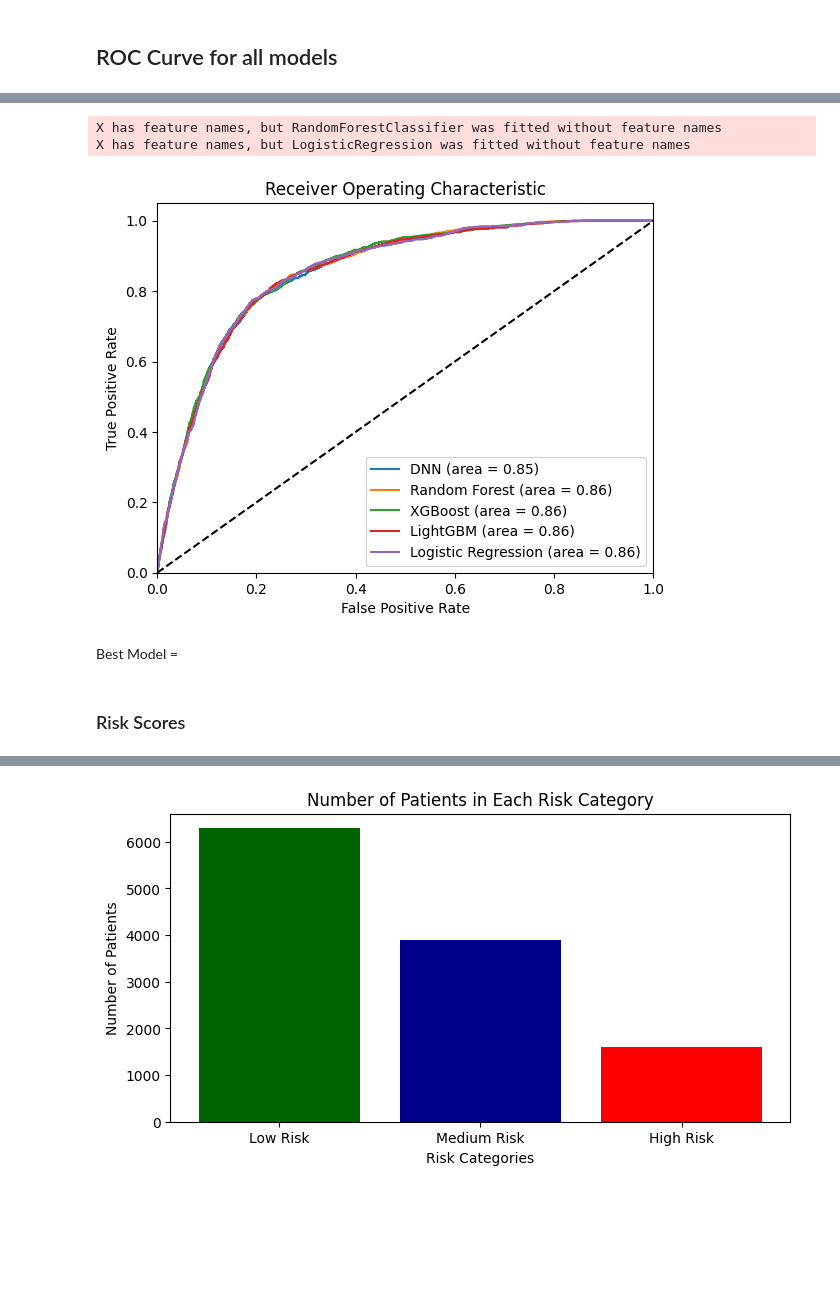
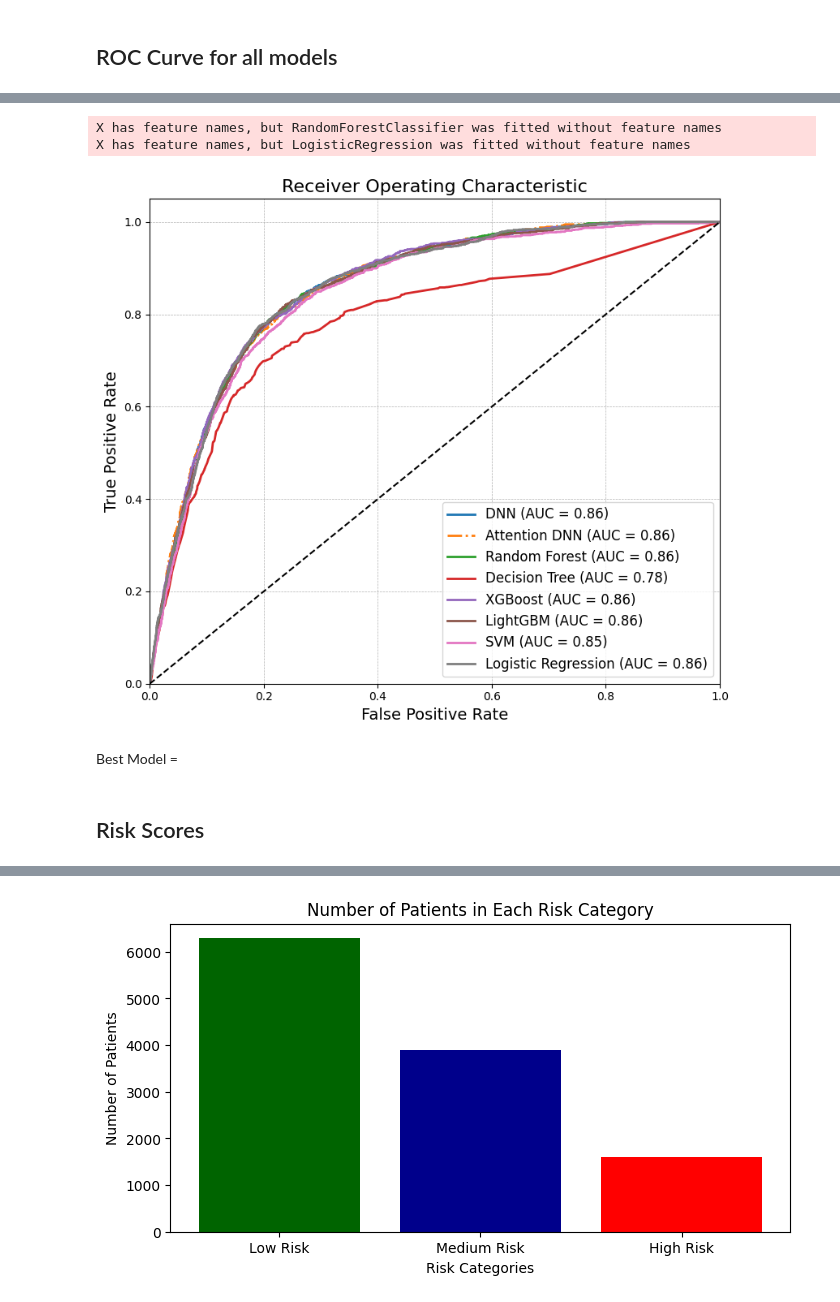
Before and after one commit to jiaminho/RPH-HAC-Prediction, a Jupyter notebook: HAC_Model.ipynb, the cells around one changed output, grey strips where cells are left out. Drawn from its saved outputs; the diff is of its cells as text; code cells hidden in the pictures; blank space fills up the shorter version.

Commit message:
Added Decision Tree and SVM

```diff
--- a/HAC_Model.ipynb
+++ b/HAC_Model.ipynb
@@ -1607,0 +1037,20 @@ plot_confusion_matrix(y_test, lgb_predictions.round(), title='LightGBM: Confusio
+# %%
+from sklearn.svm import SVC
+from sklearn.metrics import classification_report, balanced_accuracy_score
+
+# Initialize the SVM classifier
+# Note: SVMs can be sensitive to the choice of the kernel and other parameters.
+# I'm using the RBF kernel as a starting point, but you might want to adjust this and other parameters.
+svm = SVC(kernel='rbf', class_weight='balanced', random_state=42)
+svm.fit(X_train_scaled, y_train)
+
+# Predictions
+svm_y_pred = svm.predict(X_test_scaled)
+svm_y_train_pred = svm.predict(X_train_scaled)
+
+# Print classification report
+print(classification_report(y_test, svm_y_pred))
+
+# Calculate balanced accuracy
+print(f"{balanced_accuracy_score(y_test, svm_y_pred.round()) * 100:.2f}% - Balanced accuracy Test")
+print(f"{balanced_accuracy_score(y_train, svm_y_train_pred.round()) * 100:.2f}% - Balanced accuracy Train")
@@ -1776,6 +1208,11 @@ roc_auc_dnn = auc(fpr_dnn, tpr_dnn)
 y_pred_attention = model_attention.predict(X_test_scaled).ravel()
 fpr_attention, tpr_attention, thresholds_attention = roc_curve(y_test, y_pred_attention)
 roc_auc_attention = auc(fpr_attention, tpr_attention)
+
+# For Decision Trees
+y_pred_dt = dt.predict_proba(X_test_scaled)[:, 1]
+fpr_dt, tpr_dt, thresholds_dt = roc_curve(y_test, y_pred_dt)
+roc_auc_dt = auc(fpr_dt, tpr_dt)
 
 # For Random Forest
 y_pred_rf = rf.predict_proba(X_test_scaled)[:, 1]
@@ -1792,27 +1229,44 @@ y_pred_lgb = lgb_best.predict_proba(X_test_scaled)[:, 1]
 fpr_lgb, tpr_lgb, thresholds_lgb = roc_curve(y_test, y_pred_lgb)
 roc_auc_lgb = auc(fpr_lgb, tpr_lgb)
 
+# For SVM
+y_pred_svm = svm.decision_function(X_test_scaled)
+fpr_svm, tpr_svm, thresholds_svm = roc_curve(y_test, y_pred_svm)
+roc_auc_svm = auc(fpr_svm, tpr_svm)
+
 # For Logistic Regression
 y_pred_logistic = logistic_model.predict_proba(X_test_scaled)[:, 1]
 fpr_logistic, tpr_logistic, thresholds_logistic = roc_curve(y_test, y_pred_logistic)
 roc_auc_logistic = auc(fpr_logistic, tpr_logistic)
 
 # Plotting
-plt.figure()
-plt.plot(fpr_dnn, tpr_dnn, label=f'DNN (area = {roc_auc_dnn:.2f})')
-plt.plot(fpr_attention, tpr_attention, label=f'DNN (area = {roc_auc_attention:.2f})')
-plt.plot(fpr_rf, tpr_rf, label=f'Random Forest (area = {roc_auc_rf:.2f})')
-plt.plot(fpr_xgb, tpr_xgb, label=f'XGBoost (area = {roc_auc_xgb:.2f})')
-plt.plot(fpr_lgb, tpr_lgb, label=f'LightGBM (area = {roc_auc_lgb:.2f})')
-plt.plot(fpr_logistic, tpr_logistic, label=f'Logistic Regression (area = {roc_auc_logistic:.2f})')
+plt.figure(figsize=(8, 7))  # Increase the figure size for better visibility
 
-plt.plot([0, 1], [0, 1], 'k--')
+# Increase line width for better visibility and label them appropriately
+plt.plot(fpr_dnn, tpr_dnn, label=f'DNN (AUC = {roc_auc_dnn:.2f})', linewidth=2)
+plt.plot(fpr_attention, tpr_attention, label=f'Attention DNN (AUC = {roc_auc_attention:.2f})', linewidth=2, linestyle='-.')  # Changed linestyle for differentiation
+plt.plot(fpr_rf, tpr_rf, label=f'Random Forest (AUC = {roc_auc_rf:.2f})', linewidth=2)
+plt.plot(fpr_dt, tpr_dt, label=f'Decision Tree (AUC = {roc_auc_dt:.2f})', linewidth=2)
+plt.plot(fpr_xgb, tpr_xgb, label=f'XGBoost (AUC = {roc_auc_xgb:.2f})', linewidth=2)
+plt.plot(fpr_lgb, tpr_lgb, label=f'LightGBM (AUC = {roc_auc_lgb:.2f})', linewidth=2)
+plt.plot(fpr_svm, tpr_svm, label=f'SVM (AUC = {roc_auc_svm:.2f})', linewidth=2)
+plt.plot(fpr_logistic, tpr_logistic, label=f'Logistic Regression (AUC = {roc_auc_logistic:.2f})', linewidth=2)
+
+# Diagonal dashed line
+plt.plot([0, 1], [0, 1], 'k--', linewidth=1.5)
+
+# Set the x and y limits, labels, title and legend
 plt.xlim([0.0, 1.0])
 plt.ylim([0.0, 1.05])
-plt.xlabel('False Positive Rate')
-plt.ylabel('True Positive Rate')
-plt.title('Receiver Operating Characteristic')
-plt.legend(loc="lower right")
+plt.xlabel('False Positive Rate', fontsize=14)
+plt.ylabel('True Positive Rate', fontsize=14)
+plt.title('Receiver Operating Characteristic', fontsize=16)
+plt.legend(loc="lower right", fontsize=12)
+
+# Improve aesthetics
+plt.grid(True, which='both', linestyle='--', linewidth=0.5)
+plt.tight_layout()
+
 plt.show()
 # %% [output]
 369/369 [==============================] - 1s 1ms/step
@@ -1819,10 +1274,10 @@ plt.show()
 X has feature names, but RandomForestClassifier was fitted without feature names
 X has feature names, but LogisticRegression was fitted without feature names
-[figure, old version]
+[figure, new version]
 # %% [markdown]
 Best Model =
 # %% [markdown]
-### Risk Scores
+## Risk Scores
 # %%
 # Predict probabilities
 probabilities = rf.predict_proba(X_test_scaled)
```
Also changed, not shown: parts of 58 cells of this notebook.
